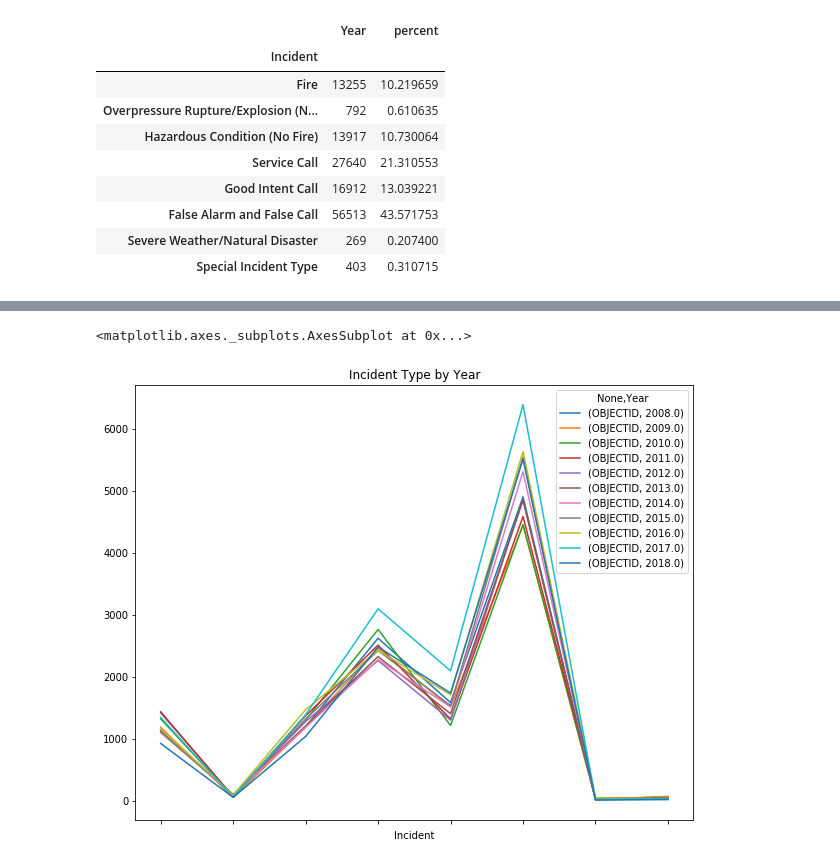
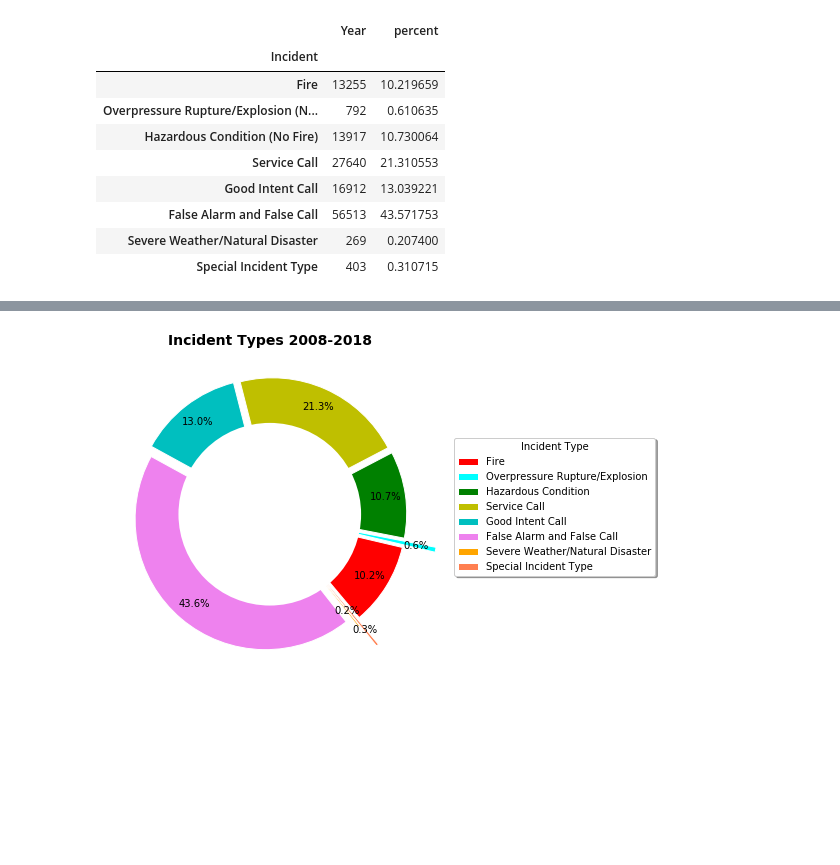
Before and after one commit to xjarodx/Project_1_Group_7, a Jupyter notebook: Fire_Data_Plotting_fixed_Jill.ipynb, the cells around one changed output, grey strips where cells are left out. Cells and saved outputs as stored; diff of their text form; code cells hidden in the pictures; blank space fills up the shorter version.

```diff
--- a/Fire_Data_Plotting_fixed_Jill.ipynb
+++ b/Fire_Data_Plotting_fixed_Jill.ipynb
@@ -328,24 +274,0 @@ all_incidents_g
-# %%
-#plotting incidents by year
-all_incidents_g.plot(kind='line', figsize=(10,8),title='Incident Type by Year')
-
-# Generate the Plot (Accounting for percentages)
-#fig, ax= plt.subplots(figsize=(8,6))
-#ax1= plt.scatter(all_incidents_g_2['incident'], all_incidents_g_2['2008.0_count'], color="g", label= "Capomulin")
-#ax2= plt.scatter(survival_df.index.values, survival_df['Infubinol Survival'], color="b", label= "Infubinol")
-#ax3= plt.scatter(survival_df.index.values, survival_df['Ketapril Survival'], color="r", label= "Ketapril")
-#ax4= plt.scatter(survival_df.index.values, survival_df['Placebo Survival'], color="k", label= "Placebo")
-#plt.title("Incident Types by Year", fontsize=12, fontweight='bold')
-#plt.xlabel('Treatment Timepoint (days)', fontsize=11, fontweight='bold')
-#plt.ylabel('Survival Rate (%)', fontsize=11, fontweight='bold')
-#plt.legend(loc="lower left", fontsize='small')
-#plt.xlim(-5,50)
-#plt.ylim(32,105)
-#plt.grid()
-# Save the Figure
-#plt.savefig('resources/Survival Rates.png')
-# Show the Figure
-#plt.show()
-# %% [output]
-<matplotlib.axes._subplots.AxesSubplot at 0x...>
-[figure, removed]
@@ -360,0 +275,29 @@ print(all_incidents['Incident'].count())
+# %%
+#trying a new method for plotting
+from random import shuffle
+slices= all_incidents_allyears_new['percent']
+slices_s = sorted(slices)
+slices_s
+
+#cmap = plt.cm.prism
+#colors = cmap(np.linspace(0., 1., len(slices)))
+colors= ["r","cyan","g","y","c","violet","orange","coral"]
+fig = plt.figure(figsize=[8, 6])
+ax = fig.add_subplot(111)
+explode= (0.05,0.3,0.05,0.05,0.05,0.05,0.1,0.3)
+pie_wedge_collection = ax.pie(slices, colors=colors, labeldistance=5,startangle=310,autopct='%1.1f%%',textprops={'fontsize': 10}, pctdistance=0.85, explode = explode)
+
+#draw circle
+centre_circle = plt.Circle((0,0),0.70,fc='white')
+fig = plt.gcf()
+fig.gca().add_artist(centre_circle)
+
+for pie_wedge in pie_wedge_collection[0]:
+    pie_wedge.set_edgecolor('white')
+
+ax.set_title("Incident Types 2008-2018", fontweight='bold',fontsize= 14)
+plt.legend(loc="upper left", title="Incident Type", fancybox=True, labels=["Fire", "Overpressure Rupture/Explosion", "Hazardous Condition", "Service Call", "Good Intent Call", "False Alarm and False Call", "Severe Weather/Natural Disaster", "Special Incident Type"],
+               bbox_to_anchor=(1.05, 0.75), ncol=1, shadow=True)
+plt.savefig('./graphics/total_incidents_pie3.png')
+# %% [output]
+[figure, added]
```
Also changed, not shown: parts of 9 cells of this notebook, 5 other files.
